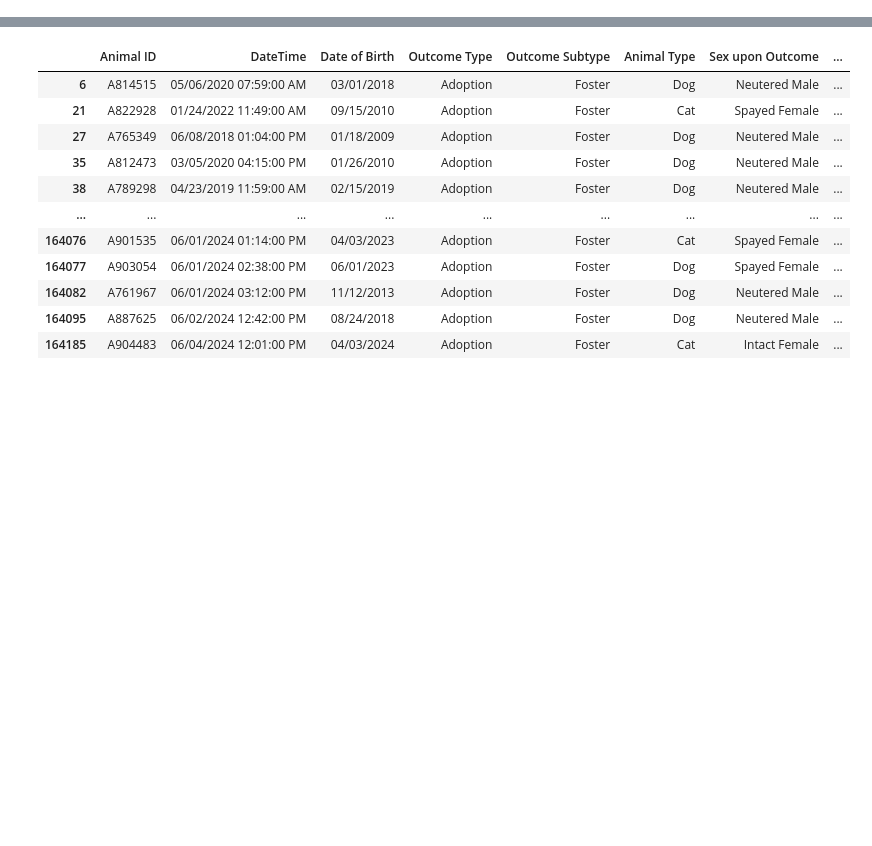
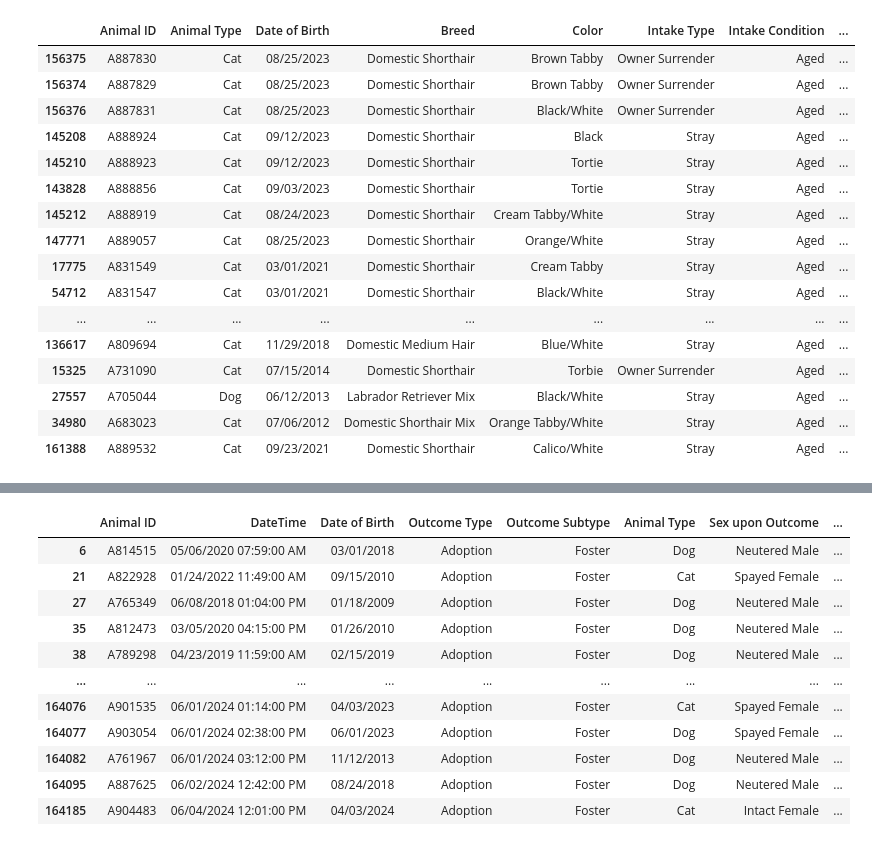
Before and after one commit to KathrynMercer/Austin-Animal-Center-Data, a Jupyter notebook: Data Exploration.ipynb, the cells around one changed output, grey strips where cells are left out. Saved outputs shown, nothing was run; the diff lists cells and outputs as text; code cells hidden in the pictures; blank space fills up the shorter version.

```diff
--- a/Data Exploration.ipynb
+++ b/Data Exploration.ipynb
@@ -244,0 +298,13 @@ array(['Rto-Adopt', 'Adoption', 'Euthanasia', 'Transfer',
+# %%
+merged_data = merged_data.loc[merged_data['Sex upon Outcome'].isnull() != True]
+# %%
+merged_data.loc[merged_data['Age upon Outcome'].isnull() == True]
+
+# There are a few pets that have no recorded age or sex upon outcome.
+# For a couple of these, they have an "age upon intake," so "age upon outcome"
+# can easily be calculated and filled in, but because my data set is large, I'm going to drop these.
+
+merged_data = merged_data.dropna(subset = ['Age upon Outcome'], axis = 0)
+
+#merged_data = merged_data.loc[merged_data['Age upon Outcome'].isnull() != True &
+#                             merged_data['Sex upon Outcome'].isnull() !=]
@@ -244,0 +416,4 @@ array(['Rto-Adopt', 'Adoption', 'Euthanasia', 'Transfer',
+# %%
+merged_data['Age upon Intake'] = merged_data['Age upon Intake'].apply(convert_to_days)
+merged_data['Age upon Outcome'] = merged_data['Age upon Outcome'].apply(convert_to_days)
+merged_data.head()
@@ -244,0 +427,12 @@ array(['Rto-Adopt', 'Adoption', 'Euthanasia', 'Transfer',
+# %%
+# Dropping rows with negative ages for both Age upon Intake & Age upon Outcome
+
+pre = len(merged_data)
+merged_data = merged_data.loc[merged_data['Age upon Intake'] >= 0]
+post= len(merged_data)
+print(f"Dropped rows due to negative Intake ages: {pre - post}")
+
+pre2 = len(merged_data)
+merged_data = merged_data.loc[merged_data['Age upon Outcome'] >= 0]
+post2 = len(merged_data)
+print(f"Dropped rows due to negative Outcome ages: {pre - post}")
@@ -244,0 +495,24 @@ array(['Rto-Adopt', 'Adoption', 'Euthanasia', 'Transfer',
+# %%
+merged_data.loc[(merged_data['Intake Condition'] == 'Aged') & (merged_data['Age upon Intake'] < 1460)].sort_values(by = 'Age upon Intake', ascending = True)
+
+# There is no concrete ages at which an animal becomes "aged," and an animal who has had a hard life can appear "aged" before they are really old.
+# BUT there is no situation in which a 2 day old animal should be called "aged."
+# I will be lenient and say any animal under 2yr shouldn't be in the "aged" category. This also allows for exotics, which have shorter lifespans.
+# %% [output]
+|  | Animal ID | Animal Type | Date of Birth | Breed | Color | Intake Type | Intake Condition | ... |
+| 156375 | A887830 | Cat | 08/25/2023 | Domestic Shorthair | Brown Tabby | Owner Surrender | Aged | ... |
+| 156374 | A887829 | Cat | 08/25/2023 | Domestic Shorthair | Brown Tabby | Owner Surrender | Aged | ... |
+| 156376 | A887831 | Cat | 08/25/2023 | Domestic Shorthair | Black/White | Owner Surrender | Aged | ... |
+| 145208 | A888924 | Cat | 09/12/2023 | Domestic Shorthair | Black | Stray | Aged | ... |
+| 145210 | A888923 | Cat | 09/12/2023 | Domestic Shorthair | Tortie | Stray | Aged | ... |
+| 143828 | A888856 | Cat | 09/03/2023 | Domestic Shorthair | Tortie | Stray | Aged | ... |
+| 145212 | A888919 | Cat | 08/24/2023 | Domestic Shorthair | Cream Tabby/White | Stray | Aged | ... |
+| 147771 | A889057 | Cat | 08/25/2023 | Domestic Shorthair | Orange/White | Stray | Aged | ... |
+| 17775 | A831549 | Cat | 03/01/2021 | Domestic Shorthair | Cream Tabby | Stray | Aged | ... |
+| 54712 | A831547 | Cat | 03/01/2021 | Domestic Shorthair | Black/White | Stray | Aged | ... |
+| ... | ... | ... | ... | ... | ... | ... | ... | ... |
+| 136617 | A809694 | Cat | 11/29/2018 | Domestic Medium Hair | Blue/White | Stray | Aged | ... |
+| 15325 | A731090 | Cat | 07/15/2014 | Domestic Shorthair | Torbie | Owner Surrender | Aged | ... |
+| 27557 | A705044 | Dog | 06/12/2013 | Labrador Retriever Mix | Black/White | Stray | Aged | ... |
+| 34980 | A683023 | Cat | 07/06/2012 | Domestic Shorthair Mix | Orange Tabby/White | Stray | Aged | ... |
+| 161388 | A889532 | Cat | 09/23/2021 | Domestic Shorthair | Calico/White | Stray | Aged | ... |
```
Also changed, not shown: parts of 84 cells of this notebook, 2 other files.
